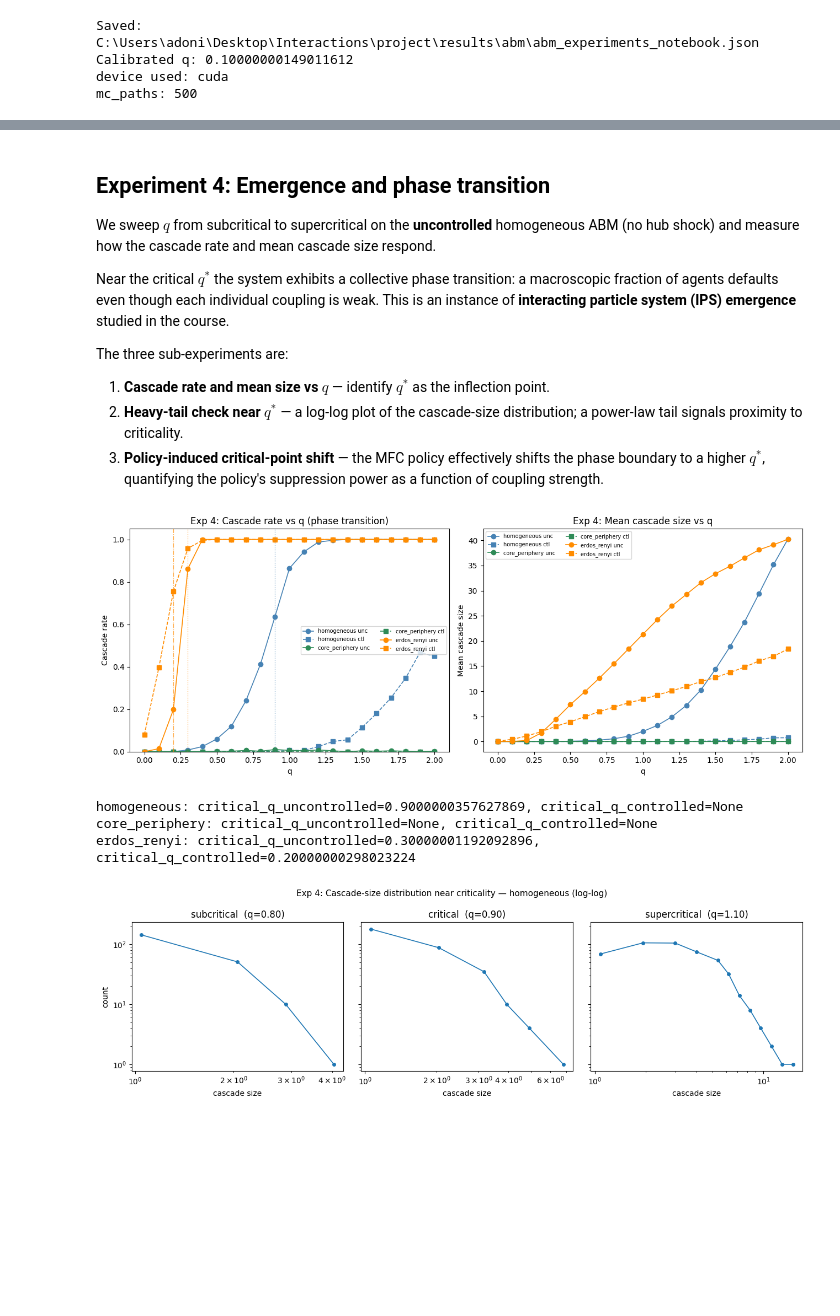
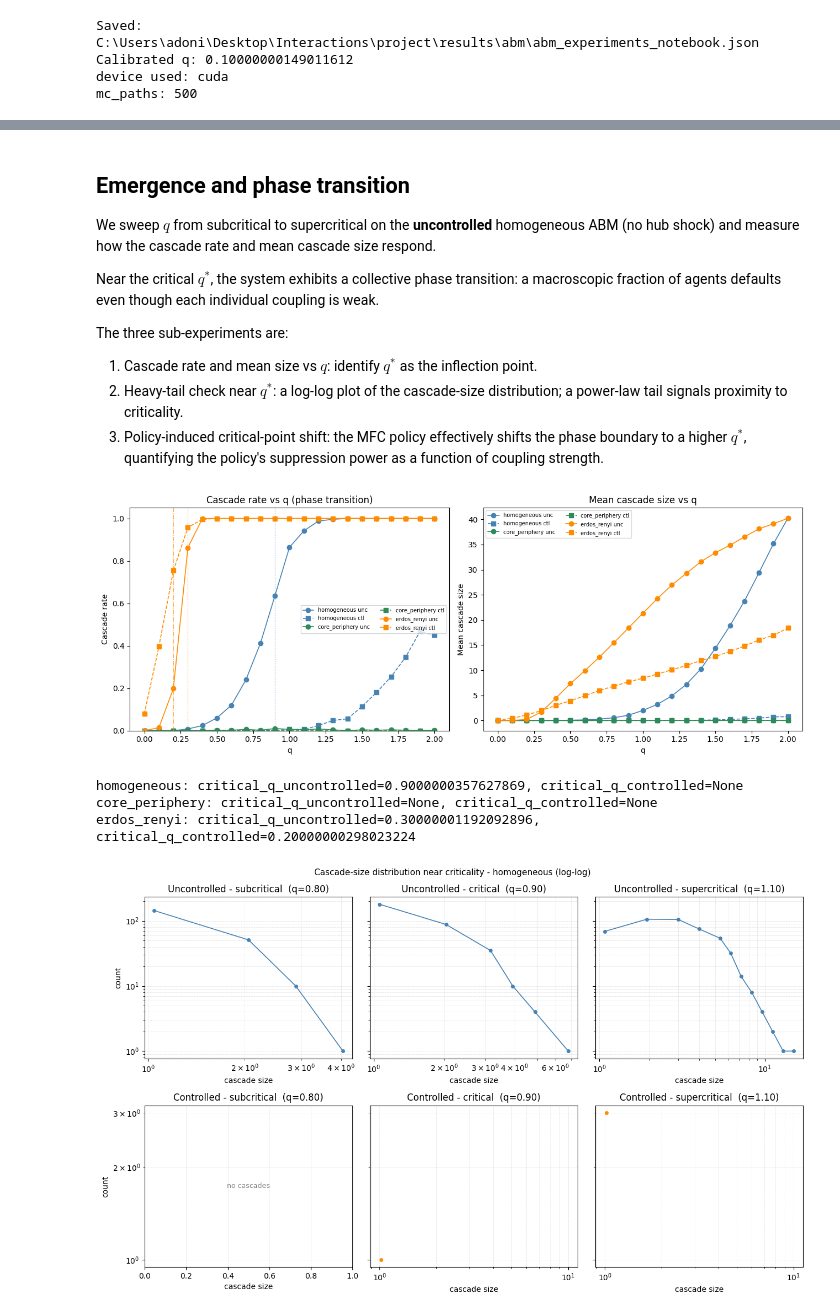
Before and after one commit to adonis107/MVA_INT, a Jupyter notebook: notebooks/2. ABM Experiments.ipynb, the cells around one changed output, grey strips where cells are left out. Drawn from its saved outputs; the diff is of its cells as text; code cells hidden in the pictures; blank space fills up the shorter version.

```diff
--- a/notebooks/2. ABM Experiments.ipynb
+++ b/notebooks/2. ABM Experiments.ipynb
@@ -198,15 +234,15 @@ q-grid controlled sizes (homogeneous): [61.13600158691406, 55.10400390625, 49.49
 # %% [markdown]
-## Experiment 4: Emergence and phase transition
+## Emergence and phase transition
 
 We sweep $q$ from subcritical to supercritical on the **uncontrolled** homogeneous ABM (no hub shock) and measure how the cascade rate and mean cascade size respond.
 
-Near the critical $q^*$ the system exhibits a collective phase transition: a macroscopic fraction of agents defaults even though each individual coupling is weak. This is an instance of **interacting particle system (IPS) emergence** studied in the course.
+Near the critical $q^*$, the system exhibits a collective phase transition: a macroscopic fraction of agents defaults even though each individual coupling is weak.
 
 The three sub-experiments are:
 
-1. **Cascade rate and mean size vs $q$** — identify $q^*$ as the inflection point.
-2. **Heavy-tail check near $q^*$** — a log-log plot of the cascade-size distribution; a power-law tail signals proximity to criticality.
-3. **Policy-induced critical-point shift** — the MFC policy effectively shifts the phase boundary to a higher $q^*$, quantifying the policy's suppression power as a function of coupling strength.
+1. Cascade rate and mean size vs $q$: identify $q^*$ as the inflection point.
+2. Heavy-tail check near $q^*$: a log-log plot of the cascade-size distribution; a power-law tail signals proximity to criticality.
+3. Policy-induced critical-point shift: the MFC policy effectively shifts the phase boundary to a higher $q^*$, quantifying the policy's suppression power as a function of coupling strength.
 # %%
 exp4 = out['experiment_4_phase_transition']
 
@@ -238,12 +274,12 @@ for topo_name, topo_data in exp4.items():
 
 axes[0].set_xlabel('q')
 axes[0].set_ylabel('Cascade rate')
-axes[0].set_title('Exp 4: Cascade rate vs q (phase transition)')
+axes[0].set_title('Cascade rate vs q (phase transition)')
 axes[0].set_ylim(0, 1.05)
 axes[0].legend(fontsize=7, ncol=2)
 axes[1].set_xlabel('q')
 axes[1].set_ylabel('Mean cascade size')
-axes[1].set_title('Exp 4: Mean cascade size vs q')
+axes[1].set_title('Mean cascade size vs q')
 axes[1].legend(fontsize=7, ncol=2)
 plt.tight_layout()
 plt.show()
@@ -258,34 +294,55 @@ q4 = [row['q'] for row in unc4]
 cq_unc = exp4['homogeneous'].get('critical_q_uncontrolled')
 cq_ctl = exp4['homogeneous'].get('critical_q_controlled')
 # %% [output]
-[figure, old version]
+[figure, new version]
 homogeneous: critical_q_uncontrolled=0.9000000357627869, critical_q_controlled=None
 core_periphery: critical_q_uncontrolled=None, critical_q_controlled=None
 erdos_renyi: critical_q_uncontrolled=0.30000001192092896, critical_q_controlled=0.20000000298023224
 # %%
 import numpy as np
 
 q4_arr = q4
 crit_q = cq_unc
 
 below_idx = max((i for i, q in enumerate(q4_arr) if q < (crit_q or 0)), default=0)
-at_idx = min(range(len(q4_arr)), key=lambda i: abs(q4_arr[i] - (crit_q or q4_arr[len(q4_arr)//2])))
+at_idx    = min(range(len(q4_arr)), key=lambda i: abs(q4_arr[i] - (crit_q or q4_arr[len(q4_arr)//2])))
 above_idx = min(at_idx + 2, len(q4_arr) - 1)
 
-fig, axes = plt.subplots(1, 3, figsize=(13, 4), sharey=True)
-for ax, idx, label in zip(axes, [below_idx, at_idx, above_idx], ['subcritical', 'critical', 'supercritical']):
-    sizes = [s for s in unc4[idx]['cascade_size_distribution'] if s > 0]
-    if sizes:
-        bins = np.logspace(np.log10(max(min(sizes), 1e-1)), np.log10(max(sizes) + 1), 20)
-        counts, edges = np.histogram(sizes, bins=bins)
-        centers = 0.5 * (edges[:-1] + edges[1:])
-        mask = counts > 0
-        ax.loglog(centers[mask], counts[mask], marker='o', markersize=4, lw=1.2)
-    ax.set_title(f'{label}  (q={q4_arr[idx]:.2f})')
-    ax.set_xlabel('cascade size')
-axes[0].set_ylabel('count')
-fig.suptitle('Exp 4: Cascade-size distribution near criticality — homogeneous (log-log)', fontsize=11)
+fig, axes = plt.subplots(2, 3, figsize=(13, 8), sharey='row')
+
+for col, (idx, qlabel) in enumerate(zip(
+    [below_idx, at_idx, above_idx],
+    ['subcritical', 'critical', 'supercritical'],
+)):
+    for row, (data, row_label, color) in enumerate([
+        (unc4, 'Uncontrolled', 'steelblue'),
+        (ctl4, 'Controlled',   'darkorange'),
+    ]):
+        ax = axes[row][col]
+        sizes = [s for s in data[idx]['cascade_size_distribution'] if s > 0]
+        if sizes:
+            log_min = np.log10(max(min(sizes), 1e-1))
+            log_max = np.log10(max(sizes) + 1)
+            if log_max > log_min:
+                bins = np.logspace(log_min, log_max, 20)
+                counts, edges = np.histogram(sizes, bins=bins)
+                centers = 0.5 * (edges[:-1] + edges[1:])
+                mask = counts > 0
+                ax.loglog(centers[mask], counts[mask], marker='o', markersize=4, lw=1.2, color=color)
+            else:
+                ax.text(0.5, 0.5, 'all same size', ha='center', va='center',
+                        transform=ax.transAxes, fontsize=9)
+        else:
+            ax.text(0.5, 0.5, 'no cascades', ha='center', va='center',
+                    transform=ax.transAxes, fontsize=9, color='grey')
+        ax.set_title(f'{row_label} - {qlabel}  (q={q4_arr[idx]:.2f})')
+        ax.set_xlabel('cascade size')
+        if col == 0:
+            ax.set_ylabel('count')
+        ax.grid(True, which='both', ls='--', lw=0.4, alpha=0.5)
+
+fig.suptitle('Cascade-size distribution near criticality - homogeneous (log-log)', fontsize=11)
 plt.tight_layout()
 plt.show()
 # %% [output]
-[figure, old version]
+[figure, new version]
```
Also changed, not shown: parts of 13 cells of this notebook, 3 other files.
